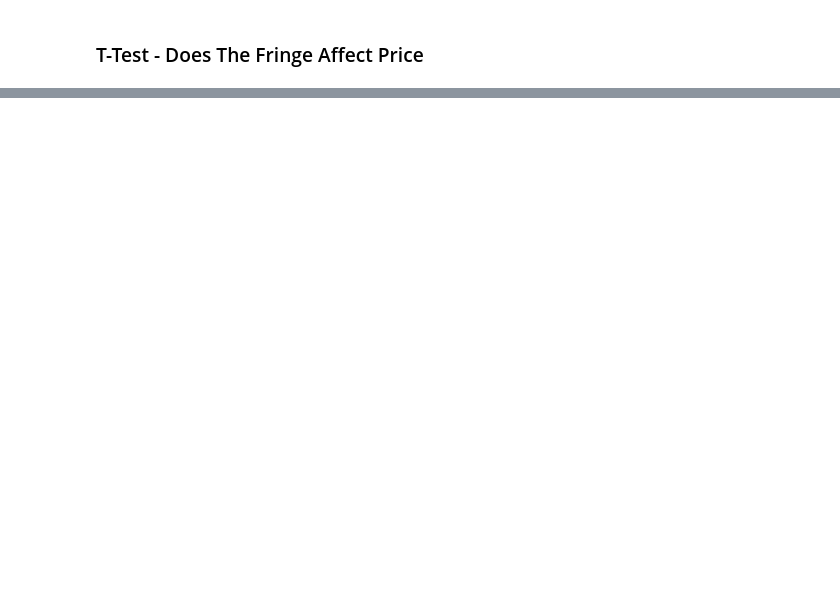
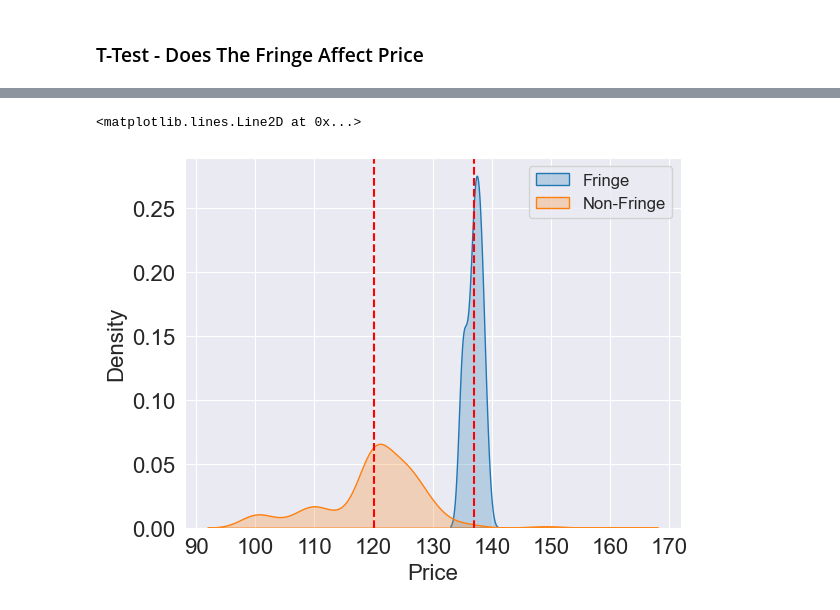
Before and after one commit to DugaldMacintyre/Airbnb-Prices-in-Edinburgh, a Jupyter notebook: visualisations.ipynb, the cells around one changed output, grey strips where cells are left out. Drawn from its saved outputs; the diff is of its cells as text; code cells hidden in the pictures; blank space fills up the shorter version.

```diff
--- a/visualisations.ipynb
+++ b/visualisations.ipynb
@@ -203,0 +344,17 @@ ax.tick_params(axis='both', which='major', labelsize=20)
+# %%
+t_statistic, p_value = ttest_ind(summer_data['price'], non_summer_data['price'])
+
+sns.kdeplot(summer_data['price'], shade=True, label="Fringe")
+sns.kdeplot(non_summer_data['price'], shade=True, label="Non-Fringe")
+
+plt.xticks(fontsize=16)
+plt.yticks(fontsize=16)
+plt.xlabel("Price", fontsize=16)
+plt.ylabel("Density", fontsize=16)
+plt.legend(fontsize=12)
+
+plt.axvline(summer_mean, color="red", linewidth=1.5, linestyle="--")
+plt.axvline(non_summer_mean, color="red", linewidth=1.5, linestyle="--")
+# %% [output]
+<matplotlib.lines.Line2D at 0x...>
+[figure, added]
```
Also changed, not shown: parts of 8 cells of this notebook, 1 other file.
